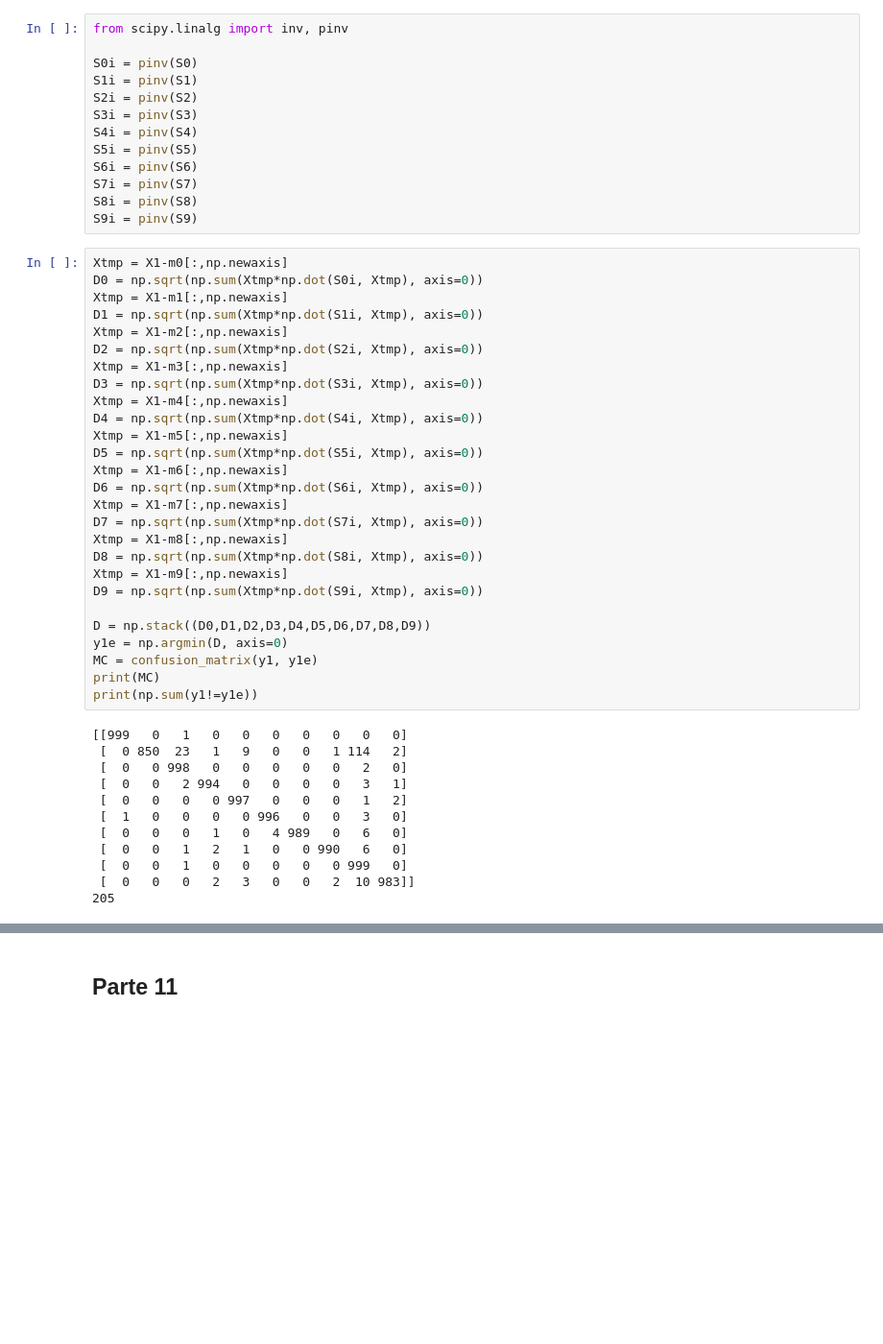
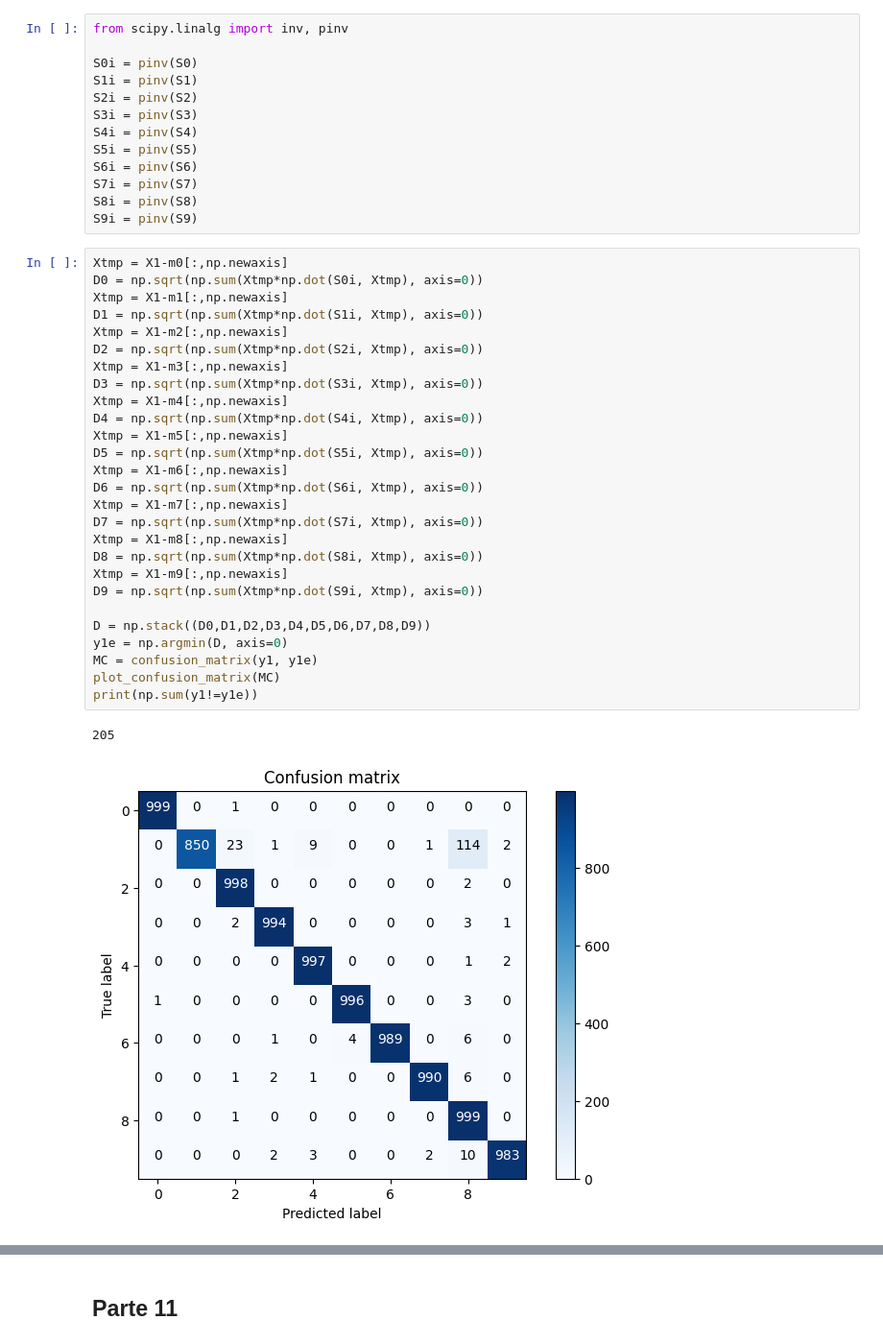
Before and after one commit to EduardoRMarks/ISEL_AA, a Jupyter notebook: labs_aulas/Lab2/lab2_vid.ipynb, the cells around one changed output, grey strips where cells are left out. Shown at 96% size. Drawn from its saved outputs; the diff is of its cells as text; blank space fills up the shorter version.

```diff
--- a/labs_aulas/Lab2/lab2_vid.ipynb
+++ b/labs_aulas/Lab2/lab2_vid.ipynb
@@ -395,42 +379,33 @@ S9i = pinv(S9)
 # %%
 Xtmp = X1-m0[:,np.newaxis]
 D0 = np.sqrt(np.sum(Xtmp*np.dot(S0i, Xtmp), axis=0))
 Xtmp = X1-m1[:,np.newaxis]
 D1 = np.sqrt(np.sum(Xtmp*np.dot(S1i, Xtmp), axis=0))
 Xtmp = X1-m2[:,np.newaxis]
 D2 = np.sqrt(np.sum(Xtmp*np.dot(S2i, Xtmp), axis=0))
 Xtmp = X1-m3[:,np.newaxis]
 D3 = np.sqrt(np.sum(Xtmp*np.dot(S3i, Xtmp), axis=0))
 Xtmp = X1-m4[:,np.newaxis]
 D4 = np.sqrt(np.sum(Xtmp*np.dot(S4i, Xtmp), axis=0))
 Xtmp = X1-m5[:,np.newaxis]
 D5 = np.sqrt(np.sum(Xtmp*np.dot(S5i, Xtmp), axis=0))
 Xtmp = X1-m6[:,np.newaxis]
 D6 = np.sqrt(np.sum(Xtmp*np.dot(S6i, Xtmp), axis=0))
 Xtmp = X1-m7[:,np.newaxis]
 D7 = np.sqrt(np.sum(Xtmp*np.dot(S7i, Xtmp), axis=0))
 Xtmp = X1-m8[:,np.newaxis]
 D8 = np.sqrt(np.sum(Xtmp*np.dot(S8i, Xtmp), axis=0))
 Xtmp = X1-m9[:,np.newaxis]
 D9 = np.sqrt(np.sum(Xtmp*np.dot(S9i, Xtmp), axis=0))
 
 D = np.stack((D0,D1,D2,D3,D4,D5,D6,D7,D8,D9))
 y1e = np.argmin(D, axis=0)
 MC = confusion_matrix(y1, y1e)
-print(MC)
+plot_confusion_matrix(MC)
 print(np.sum(y1!=y1e))
 # %% [output]
-[[999   0   1   0   0   0   0   0   0   0]
- [  0 850  23   1   9   0   0   1 114   2]
- [  0   0 998   0   0   0   0   0   2   0]
- [  0   0   2 994   0   0   0   0   3   1]
- [  0   0   0   0 997   0   0   0   1   2]
- [  1   0   0   0   0 996   0   0   3   0]
- [  0   0   0   1   0   4 989   0   6   0]
- [  0   0   1   2   1   0   0 990   6   0]
- [  0   0   1   0   0   0   0   0 999   0]
- [  0   0   0   2   3   0   0   2  10 983]]
 205
+[figure, added]
 # %%
 Xtmp = X2-m0[:,np.newaxis]
 D0 = np.sqrt(np.sum(Xtmp*np.dot(S0i, Xtmp), axis=0))
```
Also changed, not shown: parts of 10 cells of this notebook, 5 other files.
